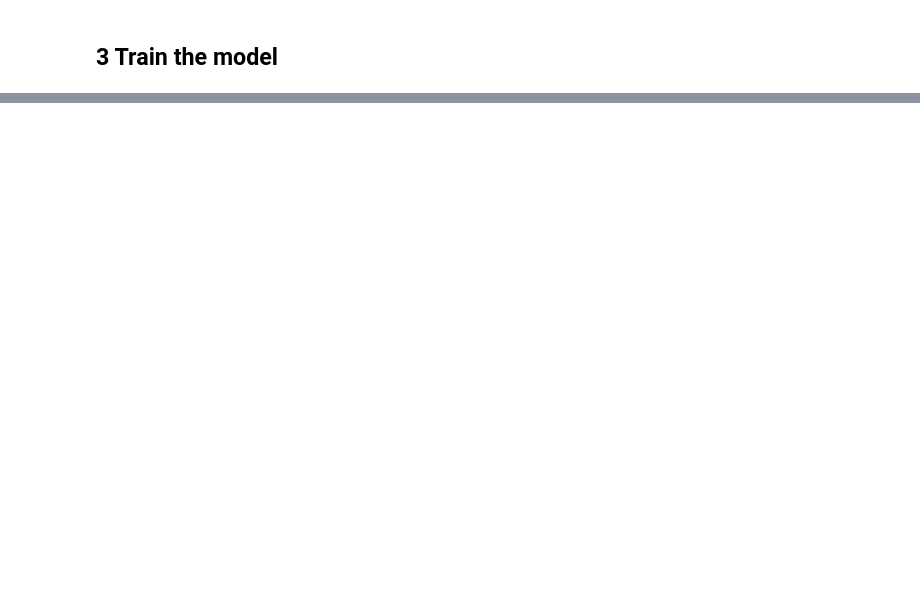
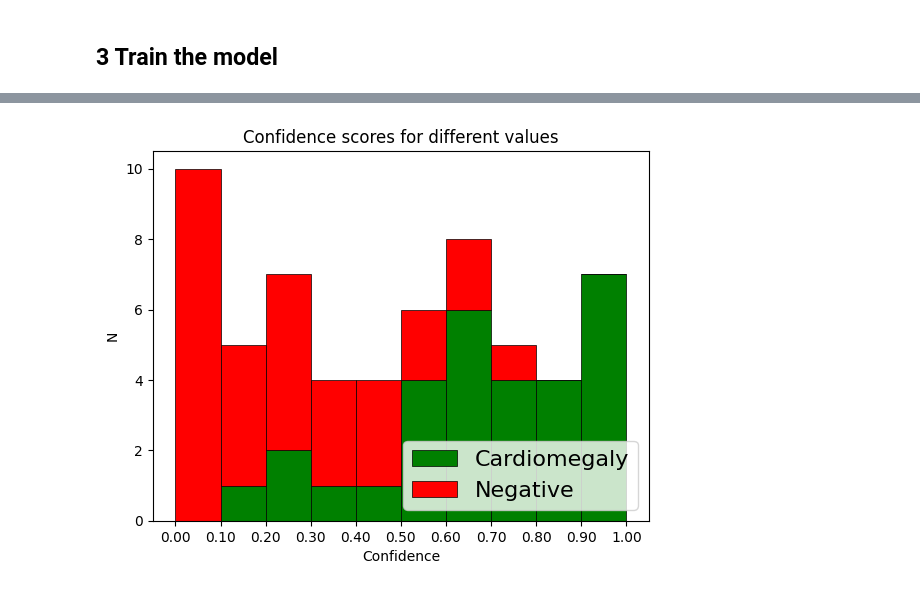
Before and after one commit to Rhythm1821/Chest-Disease-Identifier, a Jupyter notebook: Chest_Disease_Detection.ipynb, the cells around one changed output, grey strips where cells are left out. Drawn from its saved outputs; the diff is of its cells as text; code cells hidden in the pictures; blank space fills up the shorter version.

```diff
--- a/Chest_Disease_Detection.ipynb
+++ b/Chest_Disease_Detection.ipynb
@@ -252,0 +256,7 @@ Done funneling data!
+# %%
+history = model.fit(train_generator,
+                    steps_per_epoch=train_steps,
+                    epochs=20,
+                    validation_data=test_generator,
+                    validation_steps=test_steps,
+                    verbose=2)
@@ -252,0 +377,15 @@ Done funneling data!
+# %%
+from matplotlib.ticker import FormatStrFormatter
+pos = df.loc[df['label'] == "pos"]["confidence"]
+neg = df.loc[df['label'] == "neg"]["confidence"]
+fig, ax = plt.subplots()
+n, bins, patches = plt.hist([pos,neg], np.arange(0.0, 1.1, 0.1).tolist(), edgecolor='black', linewidth=0.5, density=False, histtype='bar', stacked=True, color=['green', 'red'], label=[finding, 'Negative'])
+plt.xlabel('Confidence')
+plt.ylabel('N')
+plt.xticks(bins)
+ax.xaxis.set_major_formatter(FormatStrFormatter('%.2f'))
+plt.title('Confidence scores for different values')
+plt.legend(loc="lower right", fontsize=16)
+plt.show()
+# %% [output]
+[figure, added]
```
Also changed, not shown: parts of 21 cells of this notebook.
